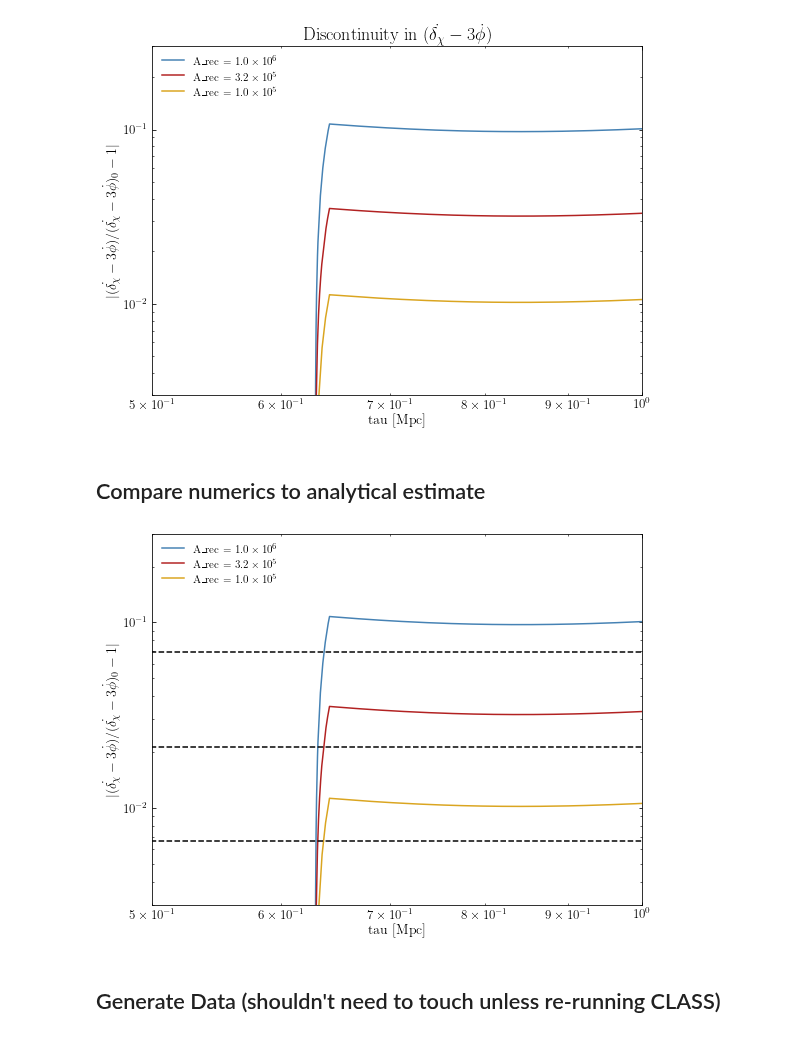
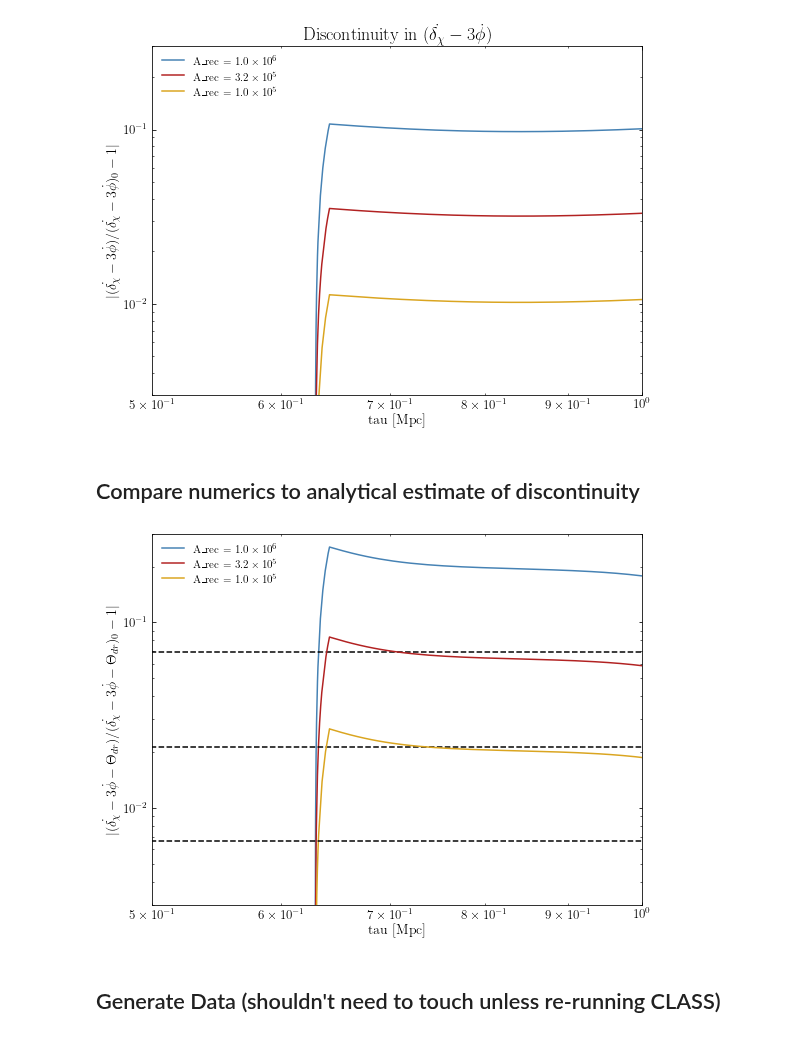
Before and after one commit to NolanSmyth/class_recoupling, a Jupyter notebook: delta_examples.ipynb, the cells around one changed output. Drawn from its saved outputs; the diff is of its cells as text; code cells hidden in the pictures.

Commit message:
Added gaussian to delta. More testing

```diff
--- a/delta_examples.ipynb
+++ b/delta_examples.ipynb
@@ -42,11 +43,13 @@ with h5py.File(data_file, 'r') as f:
     tau_data = np.array(f['scalar']['k='+str(k)]['tau [Mpc]'])
     delta_chi_data = np.array(f['scalar']['k='+str(k)]['delta_idm_dr'])
     phi_data = np.array(f['scalar']['k='+str(k)]['phi'])
+    theta_dr_data = np.array(f['scalar']['k='+str(k)]['theta_idr'])
 
     delta_chi_no_rec = UnivariateSpline(tau_data, delta_chi_data, **spline_pars)
     delta_chi_dot_no_rec = delta_chi_no_rec.derivative()
     phi_no_rec = UnivariateSpline(tau_data, phi_data, **spline_pars)
     phi_dot_no_rec = phi_no_rec.derivative()
+    theta_dr_no_rec = UnivariateSpline(tau_data, theta_dr_data, **spline_pars)
 
     Pks_no_rec = np.array(f['power_spectrum']['Pk'])
     kks_no_rec = np.array(f['power_spectrum']['kk'])
@@ -57,3 +60,7 @@ with h5py.File(data_file, 'r') as f:
     rho_idr_no_rec = np.array(f['background']['(.)rho_idr'])
     rho_idm_no_rec = np.array(f['background']['(.)rho_idm_dr'])
     bkg_zs_no_rec = np.array(f['background']['z'])
+# %%
+with h5py.File(data_file, 'r') as f:
+    print(f['scalar']['k='+str(k)].keys())
+    # print(f['background'].keys())
@@ -59,0 +69,3 @@ with h5py.File(data_file, 'r') as f:
+# %%
+with h5py.File(data_file, 'r') as f:
+    print(np.array(f['background']))
@@ -67,6 +89,7 @@ kappa_dot_zs_arr = []
 z_arr = []
 tau_arr = []
 thermo_tau_arr = []
+theta_dr_arr = []
 for A_rec in A_recs:
     data_file=h5pydir+'class_model_data_' +'%.2e'%A_rec+'.hdf5'
     with h5py.File(data_file, 'r') as f:
@@ -76,14 +99,42 @@ for A_rec in A_recs:
         kappa_dot_data = np.flip(np.array(f['thermodynamics']['dmu_idm_dr']))
         z_data = np.flip(np.array(f['thermodynamics']['z']))
         thermo_tau_data = np.flip(np.array(f['thermodynamics']['conf. time [Mpc]']))
+        cx2_data = np.flip(np.array(f['thermodynamics']['c_idm_dr^2']))
+
+        theta_data = np.array(f['scalar']['k='+str(k)]['theta_idm_dr'])
+        theta_dr_data = np.array(f['scalar']['k='+str(k)]['theta_idr'])
+
+        psi_data = np.array(f['scalar']['k='+str(k)]['psi'])
+
+        rho_idr_data = np.array(f['background']['(.)rho_idr'])
+        rho_idm_data = np.array(f['background']['(.)rho_idm_dr'])
+        bkg_tau_data = np.array(f['background']['conf. time [Mpc]'])
+
+        rho_idr = UnivariateSpline(bkg_tau_data, rho_idr_data, **spline_pars)
+        rho_idm = UnivariateSpline(bkg_tau_data, rho_idm_data, **spline_pars)
 
         delta_chi = UnivariateSpline(tau_data, delta_chi_data, **spline_pars)
         delta_chi_dot = delta_chi.derivative()
+        delta_chi_ddot = delta_chi_dot.derivative()
+
         phi = UnivariateSpline(tau_data, phi_data, **spline_pars)
         phi_dot = phi.derivative()
+        phi_ddot = phi_dot.derivative()
+
+        theta_chi = UnivariateSpline(tau_data, theta_data, **spline_pars)
+        theta_chi_dot = theta_chi.derivative()
+        theta_dr = UnivariateSpline(tau_data, theta_dr_data, **spline_pars)
+
+        psi = UnivariateSpline(tau_data, psi_data, **spline_pars)
+        cx2_chi = UnivariateSpline(thermo_tau_data, cx2_data, **spline_pars)
+
         kappa_dot_taus = UnivariateSpline(thermo_tau_data, kappa_dot_data, **spline_pars)
         kappa_dot_zs = UnivariateSpline(np.flip(z_data), np.flip(kappa_dot_data), **spline_pars)
         thermo_taus = UnivariateSpline(np.flip(z_data), np.flip(thermo_tau_data), **spline_pars)
+
+        a_data = 1/(1+z_data)
+        a = UnivariateSpline(thermo_tau_data, a_data, **spline_pars)
+        aprime = a.derivative()
 
         Pks = np.array(f['power_spectrum']['Pk'])
         kks = np.array(f['power_spectrum']['kk'])
@@ -96,3 +147,4 @@ for A_rec in A_recs:
         tau_arr.append(tau_data)
         phi_dot_arr.append(phi_dot)
         thermo_tau_arr.append(thermo_taus)
+        theta_dr_arr.append(theta_dr)
@@ -153,7 +331,7 @@ plt.tight_layout()
 # %% [output]
 [figure]
 # %% [markdown]
-## Compare numerics to analytical estimate
+## Compare numerics to analytical estimate of discontinuity
 # %%
 #Find z_recoupling and calculate S_inv at that point
 z_rec_idx = np.argmin(abs(bkg_zs_no_rec - (T_rec/(2.73*xi) - 1)))
@@ -177,28 +355,30 @@ for i, A_rec in enumerate(A_recs):
 # plt.plot(peak_taus, kappa_dot_taus_arr[2](peak_taus))
 # plt.show()
 # %%
+A_recs = [1e5, 10**(5.5), 1e6]
+
 for i, A_rec in reversed(list(enumerate(A_recs))):
     taus = tau_arr[i]
-    plt.plot(taus, abs((delta_chi_dot_arr[i](taus) - 3*phi_dot_arr[i](taus))/(delta_chi_dot_no_rec(taus) - 3*phi_dot_no_rec(taus)) - 1), label='A_rec = ' + scientific_format(A_rec))
+    plt.plot(taus, abs((delta_chi_dot_arr[i](taus) - 3*phi_dot_arr[i](taus) - theta_dr_arr[i](taus))/(delta_chi_dot_no_rec(taus) - 3*phi_dot_no_rec(taus) - theta_dr_no_rec(taus)) - 1), label='A_rec = ' + scientific_format(A_rec))
 
     plt.plot(np.linspace(0.1,1,100), (np.exp(dTaus[i]*S_inv*dmu_peaks[i])-1)*np.ones(100), 'k--')
 
 plt.xlim(5e-1,1e0)
 plt.xlabel('tau [Mpc]')
-plt.ylabel('$|(\dot{\delta_\chi} - 3 \dot\phi )/ (\dot{\delta_\chi} - 3 \dot\phi)_0 - 1|$')
+plt.ylabel('$|(\dot{\delta_\chi} - 3 \dot\phi - \Theta_{dr})/ (\dot{\delta_\chi} - 3 \dot\phi - \Theta_{dr})_0 - 1|$')
 
 plt.legend(loc='upper left')
 
 plt.yscale('log')
 plt.xscale('log')
 plt.ylim(3e-3,3e-1)
 
 
 plt.tight_layout()
 
 # plt.savefig('Figures/delta_chi_compare2.pdf')
 # %% [output]
-[figure, old version]
+[figure, new version]
 # %% [markdown]
 ## Generate Data (shouldn't need to touch unless re-running CLASS)
 # %%
```
Also changed, not shown: parts of 49 cells of this notebook, 7 other files.
